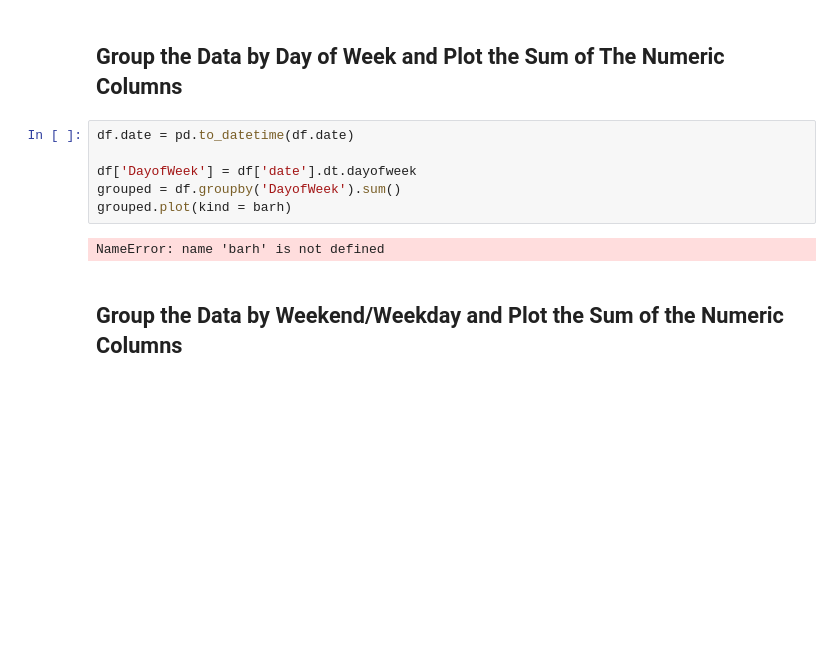
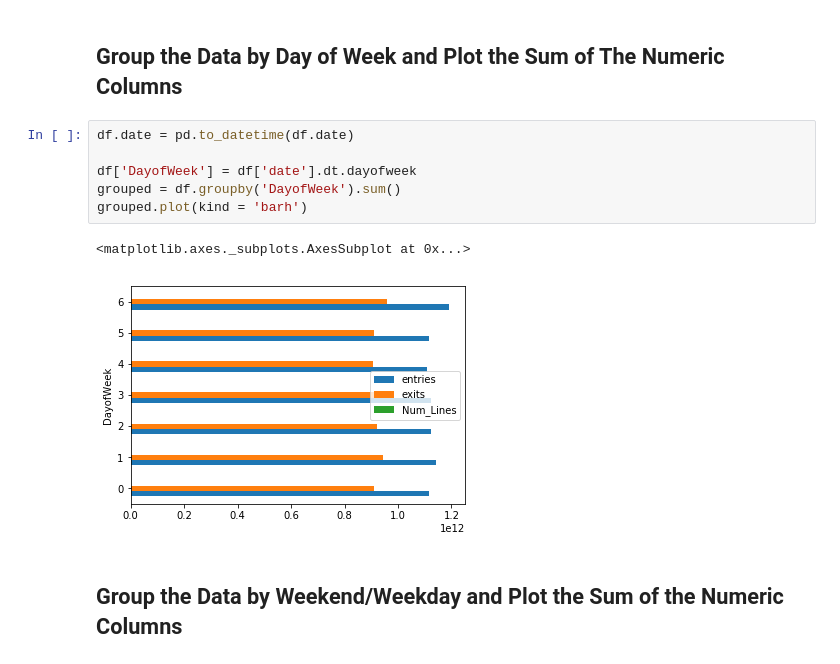
Before and after one commit to quannguyen234/dsc-pandas-series-and-dataframes-lab-nyc-ds-082619, a Jupyter notebook: index.ipynb, the cells around one changed output. Saved outputs shown, nothing was run; the diff lists cells and outputs as text; blank space fills up the shorter version.

```diff
--- a/index.ipynb
+++ b/index.ipynb
@@ -128,11 +128,12 @@ Index(['c/a', 'unit', 'scp', 'station', 'linename', 'division', 'date', 'time',
 # %%
 df.date = pd.to_datetime(df.date)
 
 df['DayofWeek'] = df['date'].dt.dayofweek
 grouped = df.groupby('DayofWeek').sum()
-grouped.plot(kind = barh)
+grouped.plot(kind = 'barh')
 # %% [output]
-NameError: name 'barh' is not defined
+<matplotlib.axes._subplots.AxesSubplot at 0x...>
+[figure, added]
 # %% [markdown]
 ## Group the Data by Weekend/Weekday and Plot the Sum of the Numeric Columns
 # %%
```
